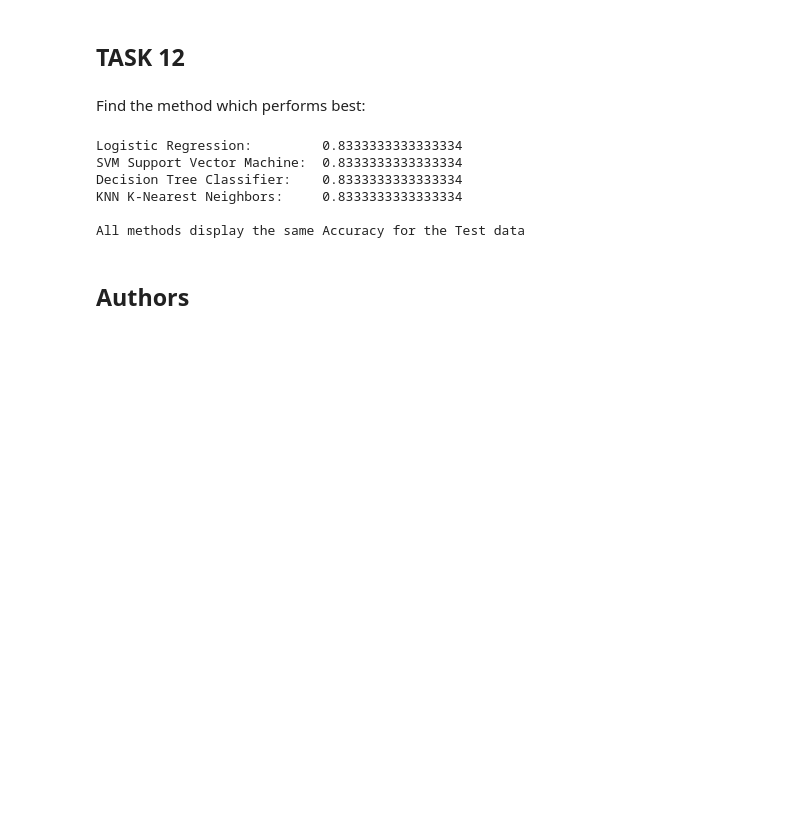
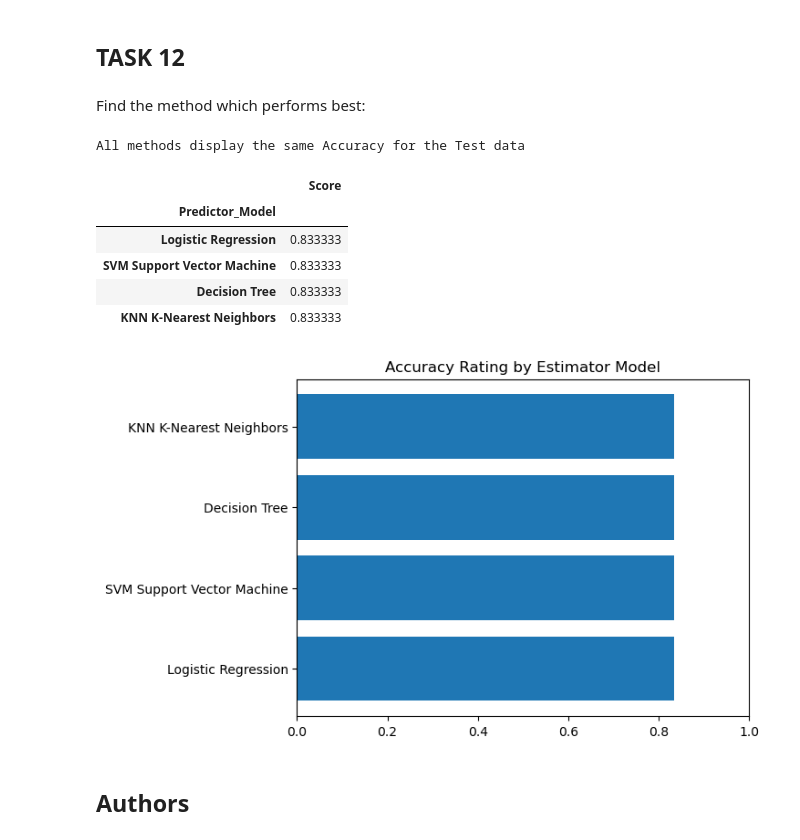
Before and after one commit to damianmulvena/DSCapstone, a Jupyter notebook: SpaceX-Machine-Learning-Prediction-Part-5-v1-log2.ipynb, the cells around one changed output. Drawn from its saved outputs; the diff is of its cells as text; code cells hidden in the pictures; blank space fills up the shorter version.

```diff
--- a/SpaceX-Machine-Learning-Prediction-Part-5-v1-log2.ipynb
+++ b/SpaceX-Machine-Learning-Prediction-Part-5-v1-log2.ipynb
@@ -266,7 +292,7 @@ False Postive - 3 (True label is not landed, Predicted label is landed)
 Create a support vector machine object then  create a  <code>GridSearchCV</code> object  <code>svm_cv</code> with cv = 10.  Fit the object to find the best parameters from the dictionary <code>parameters</code>.
 # %%
 # Define parameters as are relevant to the estimator we intend to use...
-parameters = {'kernel': ('linear', 'rbf', 'poly', 'rbf', 'sigmoid'),
+parameters = {'kernel': ('linear', 'rbf', 'poly', 'sigmoid'),
               'C': np.logspace(-3, 3, 5),
               'gamma': np.logspace(-3, 3, 5)}
 # Initialise an "estimator" object, eg LogisticRegression, SVC, KNN etc.
@@ -395,19 +463,45 @@ plot_confusion_matrix(Y_test, yhat)
 # %% [markdown]
 Find the method which performs best:
 # %%
-print('Logistic Regression:        ', logreg_cv.score(X_test, Y_test))
-print('SVM Support Vector Machine: ', svm_cv.score(X_test, Y_test))
-print('Decision Tree Classifier:   ', tree_cv.score(X_test, Y_test))
-print('KNN K-Nearest Neighbors:    ', knn_cv.score(X_test, Y_test))
+# print('Logistic Regression:        ', logreg_cv.score(X_test, Y_test))
+# print('SVM Support Vector Machine: ', svm_cv.score(X_test, Y_test))
+# print('Decision Tree Classifier:   ', tree_cv.score(X_test, Y_test))
+# print('KNN K-Nearest Neighbors:    ', knn_cv.score(X_test, Y_test))
+
+# Collate the Predictor Model names and corresponding scores, to plot a horizontal bar chart
+cmp = {'Predictor_Model'   : ['Logistic Regression',
+                              'SVM Support Vector Machine',
+                              'Decision Tree',
+                              'KNN K-Nearest Neighbors'],
+       'Score': [logreg_cv.score(X_test, Y_test),
+                 svm_cv.score(X_test, Y_test),
+                 tree_cv.score(X_test, Y_test),
+                 knn_cv.score(X_test, Y_test)]
+       }
+
+df = pd.DataFrame(cmp)
+df.set_index('Predictor_Model', inplace=True)
 
 print('\nAll methods display the same Accuracy for the Test data')
+df
 # %% [output]
-Logistic Regression:         0.8333333333333334
-SVM Support Vector Machine:  0.8333333333333334
-Decision Tree Classifier:    0.8333333333333334
-KNN K-Nearest Neighbors:     0.8333333333333334
-
 All methods display the same Accuracy for the Test data
+|  | Score |
+| Predictor_Model |  |
+| Logistic Regression | 0.833333 |
+| SVM Support Vector Machine | 0.833333 |
+| Decision Tree | 0.833333 |
+| KNN K-Nearest Neighbors | 0.833333 |
+# %%
+import matplotlib.pyplot as plt
+
+plt.barh(y=df.index, width=df.Score, align='center')
+plt.xlim(0, 1)
+plt.title('Accuracy Rating by Estimator Model')
+
+plt.show()
+# %% [output]
+[figure, added]
 # %% [markdown]
 ## Authors
 # %% [markdown]
```
Also changed, not shown: parts of 11 cells of this notebook, 1 other file.
